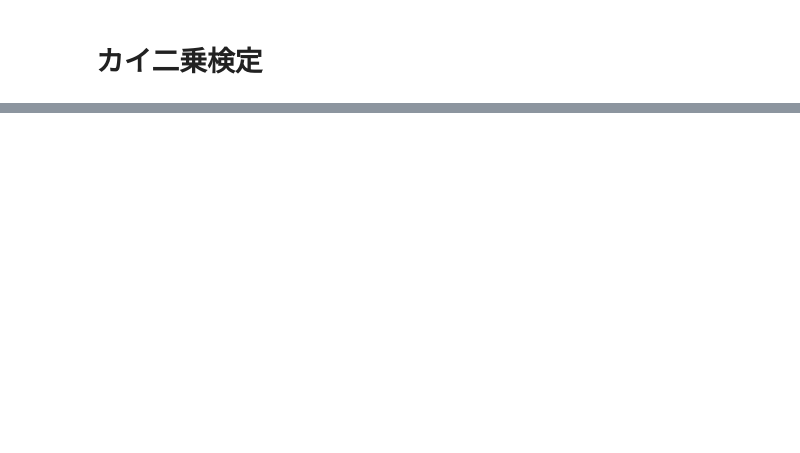
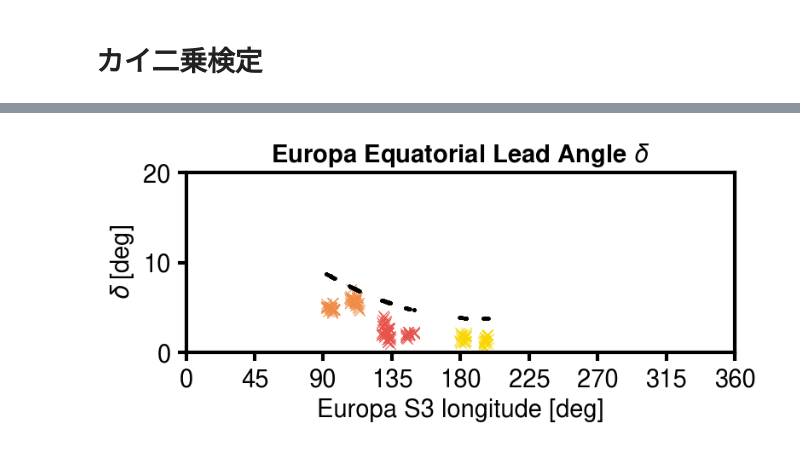
Before and after one commit to ShinnosukeSatoh/HST_Jupiter_footprints_dms, a Jupyter notebook: Leadangle_model.ipynb, the cells around one changed output, grey strips where cells are left out. Drawn from its saved outputs; the diff is of its cells as text; code cells hidden in the pictures; blank space fills up the shorter version.

```diff
--- a/Leadangle_model.ipynb
+++ b/Leadangle_model.ipynb
@@ -544,0 +531,9 @@ for i in range(len(north_doy14)):
+# %%
+rho0_1 = 1709        # プラズマ質量密度 [amu cm-3] (by ME)
+rho0_2 = 3539        # プラズマ質量密度 [amu cm-3] (by ME)
+rho0_3 = 4548        # プラズマ質量密度 [amu cm-3] (by ME)
+
+Hp_1 = Hp0*math.sqrt(Ti_1/Ai_1)     # Scale height [m] (Bagenal&Delamere2011)
+Hp_2 = Hp0*math.sqrt(Ti_2/Ai_2)     # Scale height [m] (Bagenal&Delamere2011)
+Hp_3 = Hp0*math.sqrt(Ti_3/Ai_3)     # Scale height [m] (Bagenal&Delamere2011)
+print('Scale height (1)', Hp_1/RJ, ' (2)', Hp_2/RJ, ' (3)', Hp_3/RJ)
@@ -544,0 +542,85 @@ for i in range(len(north_doy14)):
+# %%
+# 2014年のデータ
+from multiprocessing import Pool
+
+def calc(moons3):
+    """
+    `moons3`: system iii longitude of the moon [deg]
+    """
+
+    S0 = LeadA.Awave().tracefield(r_orbitM, math.radians(moons3))
+    tau, _, _ = LeadA.Awave().tracefield2(r_orbitM,
+                                        math.radians(moons3),
+                                        S0,
+                                        rho0_1,
+                                        Hp_1,
+                                        'N')
+    return tau
+
+img_len = 0
+for i in range(len(north_doy14)):
+    data_arr = np.loadtxt('data/red3_leadangle/EUROPA/20'+north_doy14[i]+'_eq.txt')
+    moons30_arr = data_arr[0,:]    # moon s3 longitude [deg]
+    img_len += moons30_arr.size
+
+estimations = np.zeros((3,img_len))
+NNN = 0
+for i in range(len(north_doy14)):
+    data_arr = np.loadtxt('data/red3_leadangle/EUROPA/20'+north_doy14[i]+'_eq.txt')
+    moons30_arr = data_arr[0,:]    # moon s3 longitude [deg]
+    eq_leadangle = data_arr[1,:]   # observed lead angle [deg]
+    tau = np.zeros(moons30_arr.size)
+
+    args = moons30_arr.tolist()
+    with Pool(processes=10) as pool:
+        result_list = list(pool.map(calc, args))
+    tau = np.array(result_list)         # [sec]
+    leadangle_est = np.degrees(OMGR*tau)  # [deg]
+
+    estimations[0,NNN:NNN+moons30_arr.size] = moons30_arr      # moon s3 longitude [deg]
+    estimations[1,NNN:NNN+moons30_arr.size] = eq_leadangle     # observed lead angle [deg]
+    estimations[2,NNN:NNN+moons30_arr.size] = leadangle_est    # estimated lead angle [deg]
+
+    NNN += moons30_arr.size
+    """
+    for i in range(moons30_arr.size):
+        S0 = LeadA.Awave().tracefield(r_orbitM, math.radians(moons30_arr[i]))
+        tau[i], _, _ = LeadA.Awave().tracefield2(r_orbitM,
+                                                 math.radians(moons30_arr[i]),
+                                                 S0,
+                                                 rho0_1,
+                                                 Hp_1,
+                                                 'N')      # 北向きの伝搬
+    leadangle_L = np.degrees(OMGR*tau)      # トータルで20分かかるよ"""
+# print(estimations)
+
+# PLOT
+fontsize = 14
+fig, ax = plt.subplots(figsize=(5,2), dpi=150)
+fig.tight_layout()
+ax.set_title('Europa Equatorial Lead Angle $\\delta$', weight='bold', fontsize=fontsize)
+ax.set_xlim(0,360)
+ax.set_ylim(0,20)
+ax.set_xticks(np.linspace(0,360,9))
+ax.set_xticklabels(np.linspace(0,360,9, dtype=int))
+ax.set_xlabel('Europa S3 longitude [deg]', fontsize=fontsize)
+ax.set_ylabel('$\\delta$ [deg]', fontsize=fontsize)
+ax.tick_params(axis='x', labelsize=fontsize)
+ax.tick_params(axis='y', labelsize=fontsize)
+for i in range(len(north_doy14)):
+    data_arr = np.loadtxt('data/red3_leadangle/EUROPA/20'+north_doy14[i]+'_eq.txt')
+    moons30_arr = data_arr[0,:]    # moon s3 longitude [deg]
+    eq_leadangle = data_arr[1,:]   # observed lead angle [deg]
+    ax.scatter(moons30_arr, eq_leadangle, marker='x', c=cpalette[i], linewidths=0.5, label=doy[i], zorder=1)
+    ax.scatter(estimations[0,:], estimations[2,:], s=1, color='k', label=doy[i], zorder=2)
+plt.show()
+
+print('Low/hot')
+print(estimations.shape)
+chi2 = np.sum(((estimations[1,:]-estimations[2,:])**2)/estimations[2,:])
+print(chi2)
+
+from scipy import stats
+stats.chi2.pdf(chi2, estimations.shape[1]-2)
+# %% [output]
+[figure, added]
```
Also changed, not shown: parts of 8 cells of this notebook, 10 other files.
